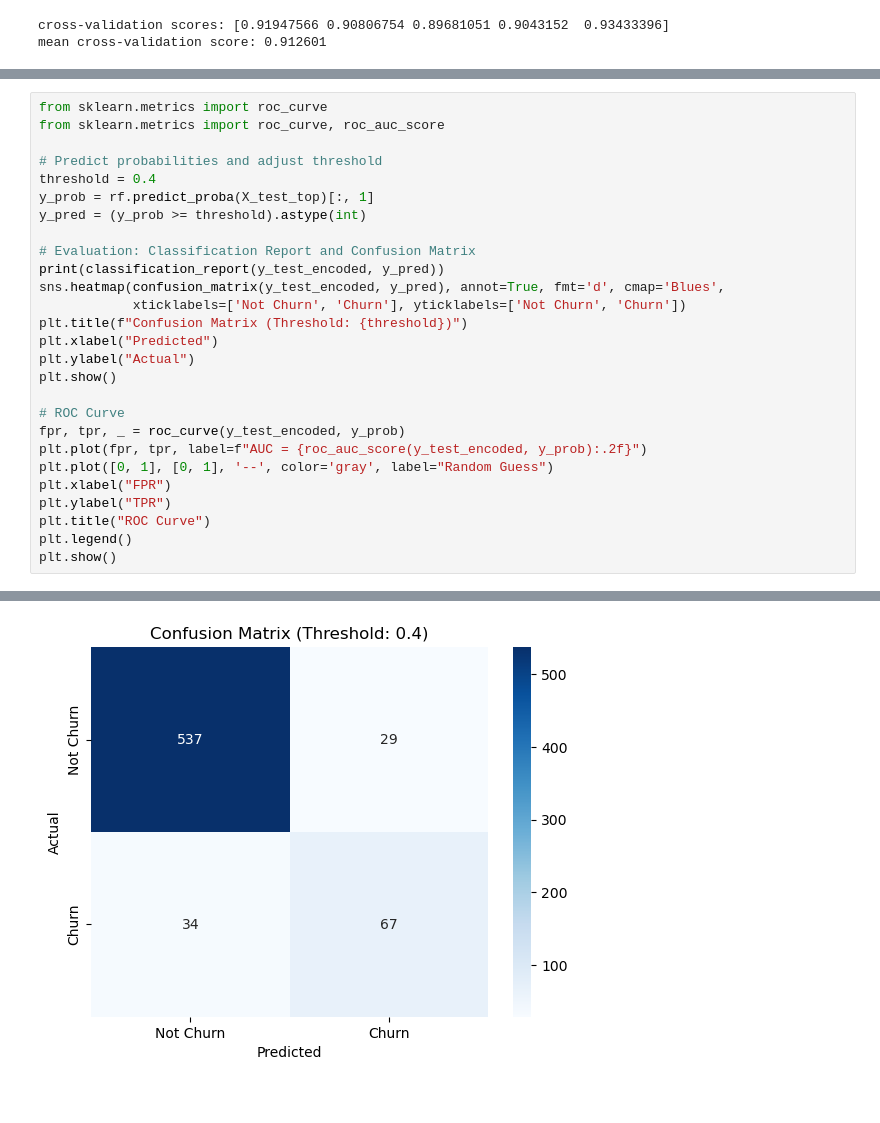
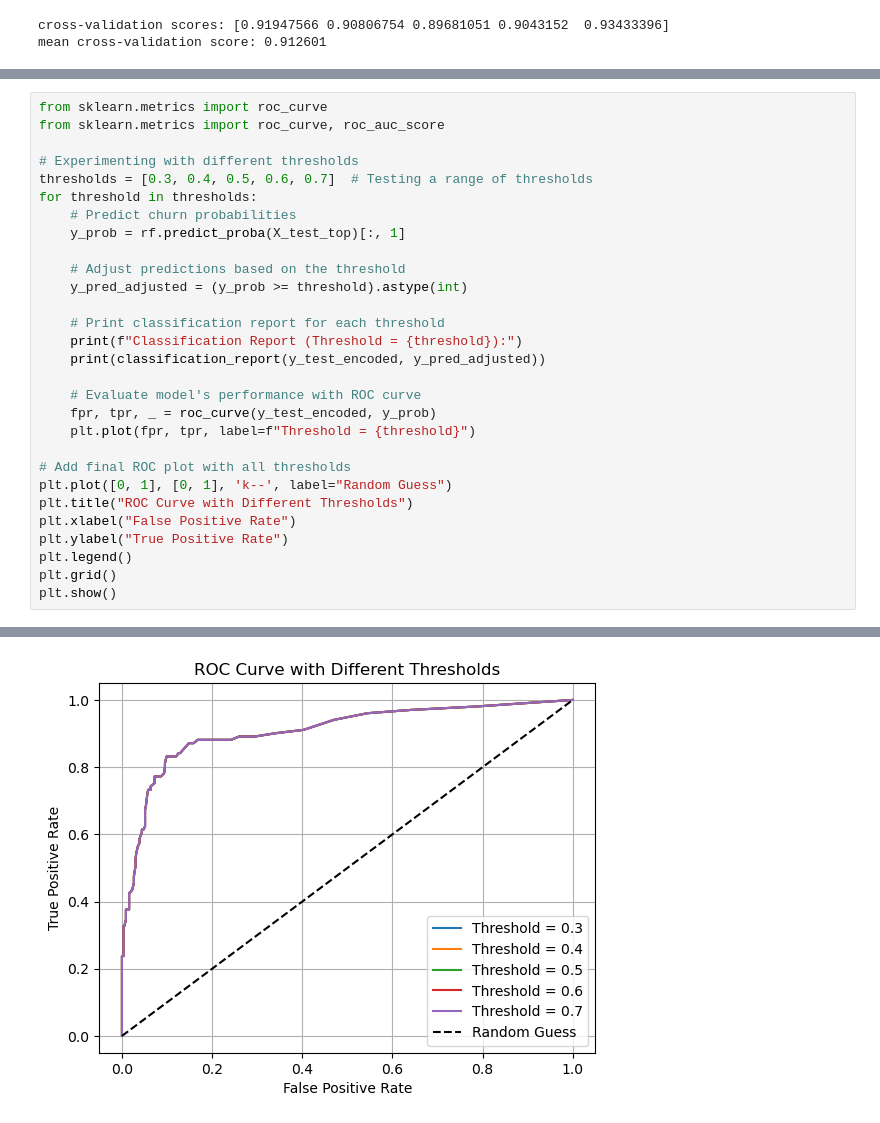
Before and after one commit to FildaKim/Churn-in-Telecoms-Project, a Jupyter notebook: index.ipynb, the cells around one changed output, grey strips where cells are left out. Drawn from its saved outputs; the diff is of its cells as text.

```diff
--- a/index.ipynb
+++ b/index.ipynb
@@ -252,27 +360,29 @@ mean cross-validation score: 0.912601
 from sklearn.metrics import roc_curve
 from sklearn.metrics import roc_curve, roc_auc_score
 
-# Predict probabilities and adjust threshold
-threshold = 0.4
-y_prob = rf.predict_proba(X_test_top)[:, 1]
-y_pred = (y_prob >= threshold).astype(int)
+# Experimenting with different thresholds
+thresholds = [0.3, 0.4, 0.5, 0.6, 0.7]  # Testing a range of thresholds
+for threshold in thresholds:
+    # Predict churn probabilities
+    y_prob = rf.predict_proba(X_test_top)[:, 1]
 
-# Evaluation: Classification Report and Confusion Matrix
-print(classification_report(y_test_encoded, y_pred))
-sns.heatmap(confusion_matrix(y_test_encoded, y_pred), annot=True, fmt='d', cmap='Blues',
-            xticklabels=['Not Churn', 'Churn'], yticklabels=['Not Churn', 'Churn'])
-plt.title(f"Confusion Matrix (Threshold: {threshold})")
-plt.xlabel("Predicted")
-plt.ylabel("Actual")
+    # Adjust predictions based on the threshold
+    y_pred_adjusted = (y_prob >= threshold).astype(int)
+
+    # Print classification report for each threshold
+    print(f"Classification Report (Threshold = {threshold}):")
+    print(classification_report(y_test_encoded, y_pred_adjusted))
+
+    # Evaluate model's performance with ROC curve
+    fpr, tpr, _ = roc_curve(y_test_encoded, y_prob)
+    plt.plot(fpr, tpr, label=f"Threshold = {threshold}")
+
+# Add final ROC plot with all thresholds
+plt.plot([0, 1], [0, 1], 'k--', label="Random Guess")
+plt.title("ROC Curve with Different Thresholds")
+plt.xlabel("False Positive Rate")
+plt.ylabel("True Positive Rate")
+plt.legend()
+plt.grid()
 plt.show()
-
-# ROC Curve
-fpr, tpr, _ = roc_curve(y_test_encoded, y_prob)
-plt.plot(fpr, tpr, label=f"AUC = {roc_auc_score(y_test_encoded, y_prob):.2f}")
-plt.plot([0, 1], [0, 1], '--', color='gray', label="Random Guess")
-plt.xlabel("FPR")
-plt.ylabel("TPR")
-plt.title("ROC Curve")
-plt.legend()
-plt.show()
 # %% [output]
@@ -287 +406 @@ weighted avg       0.90      0.91      0.90       667
-[figure, old version]
+[figure, new version]
```
Also changed, not shown: parts of 26 cells of this notebook.
